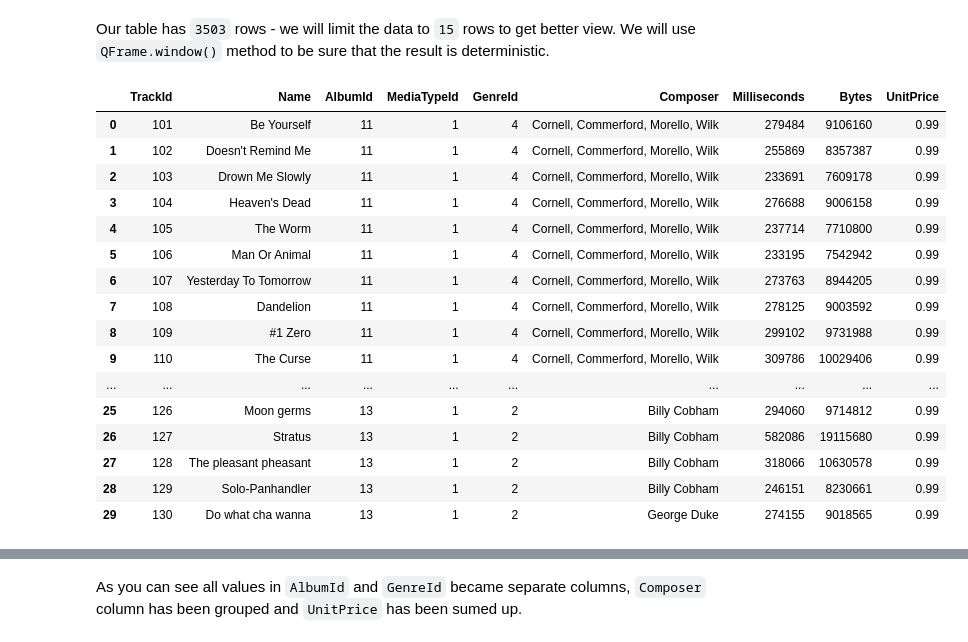
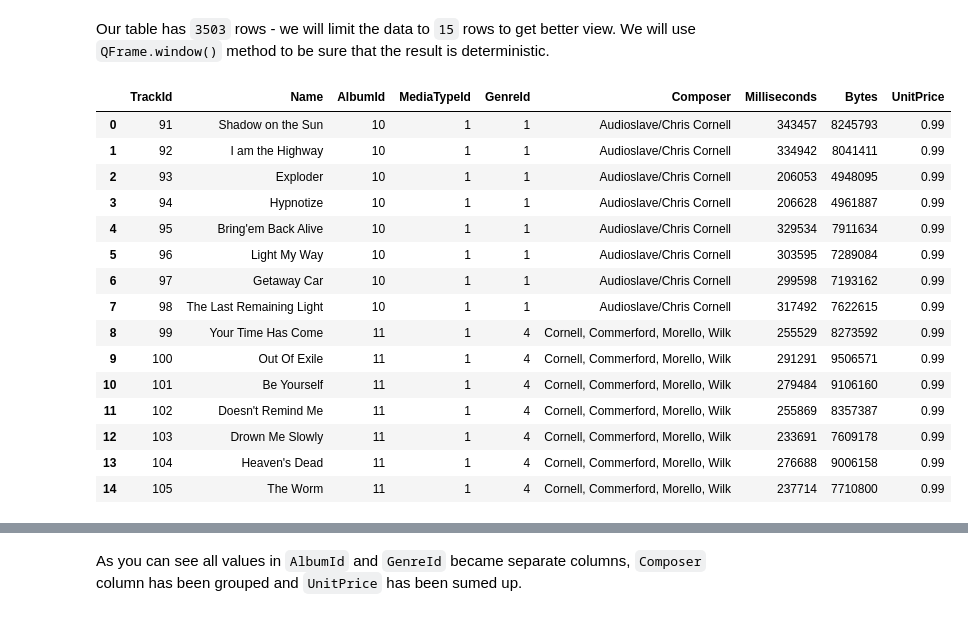
Before and after one commit to bing9/grizly, a Jupyter notebook: docs/source/content/api/qframe.ipynb, the cells around one changed output, grey strips where cells are left out. Cells and saved outputs as stored; diff of their text form; code cells hidden in the pictures.

```diff
--- a/docs/source/content/api/qframe.ipynb
+++ b/docs/source/content/api/qframe.ipynb
@@ -436,26 +436,25 @@ len(qf)
 # %% [markdown]
 Our table has `3503` rows - we will limit the data to `15` rows to get better view. We will use `QFrame.window()` method to be sure that the result is deterministic.
 # %%
-qf.window(offset=100, limit=30, order_by=["TrackId"])
+qf.window(offset=90, limit=15, order_by=["TrackId"])
 qf.to_df()
 # %% [output]
 |  | TrackId | Name | AlbumId | MediaTypeId | GenreId | Composer | Milliseconds | Bytes | UnitPrice |
-| 0 | 101 | Be Yourself | 11 | 1 | 4 | Cornell, Commerford, Morello, Wilk | 279484 | 9106160 | 0.99 |
-| 1 | 102 | Doesn't Remind Me | 11 | 1 | 4 | Cornell, Commerford, Morello, Wilk | 255869 | 8357387 | 0.99 |
-| 2 | 103 | Drown Me Slowly | 11 | 1 | 4 | Cornell, Commerford, Morello, Wilk | 233691 | 7609178 | 0.99 |
-| 3 | 104 | Heaven's Dead | 11 | 1 | 4 | Cornell, Commerford, Morello, Wilk | 276688 | 9006158 | 0.99 |
-| 4 | 105 | The Worm | 11 | 1 | 4 | Cornell, Commerford, Morello, Wilk | 237714 | 7710800 | 0.99 |
-| 5 | 106 | Man Or Animal | 11 | 1 | 4 | Cornell, Commerford, Morello, Wilk | 233195 | 7542942 | 0.99 |
-| 6 | 107 | Yesterday To Tomorrow | 11 | 1 | 4 | Cornell, Commerford, Morello, Wilk | 273763 | 8944205 | 0.99 |
-| 7 | 108 | Dandelion | 11 | 1 | 4 | Cornell, Commerford, Morello, Wilk | 278125 | 9003592 | 0.99 |
-| 8 | 109 | #1 Zero | 11 | 1 | 4 | Cornell, Commerford, Morello, Wilk | 299102 | 9731988 | 0.99 |
-| 9 | 110 | The Curse | 11 | 1 | 4 | Cornell, Commerford, Morello, Wilk | 309786 | 10029406 | 0.99 |
-| ... | ... | ... | ... | ... | ... | ... | ... | ... | ... |
-| 25 | 126 | Moon germs | 13 | 1 | 2 | Billy Cobham | 294060 | 9714812 | 0.99 |
-| 26 | 127 | Stratus | 13 | 1 | 2 | Billy Cobham | 582086 | 19115680 | 0.99 |
-| 27 | 128 | The pleasant pheasant | 13 | 1 | 2 | Billy Cobham | 318066 | 10630578 | 0.99 |
-| 28 | 129 | Solo-Panhandler | 13 | 1 | 2 | Billy Cobham | 246151 | 8230661 | 0.99 |
-| 29 | 130 | Do what cha wanna | 13 | 1 | 2 | George Duke | 274155 | 9018565 | 0.99 |
+| 0 | 91 | Shadow on the Sun | 10 | 1 | 1 | Audioslave/Chris Cornell | 343457 | 8245793 | 0.99 |
+| 1 | 92 | I am the Highway | 10 | 1 | 1 | Audioslave/Chris Cornell | 334942 | 8041411 | 0.99 |
+| 2 | 93 | Exploder | 10 | 1 | 1 | Audioslave/Chris Cornell | 206053 | 4948095 | 0.99 |
+| 3 | 94 | Hypnotize | 10 | 1 | 1 | Audioslave/Chris Cornell | 206628 | 4961887 | 0.99 |
+| 4 | 95 | Bring'em Back Alive | 10 | 1 | 1 | Audioslave/Chris Cornell | 329534 | 7911634 | 0.99 |
+| 5 | 96 | Light My Way | 10 | 1 | 1 | Audioslave/Chris Cornell | 303595 | 7289084 | 0.99 |
+| 6 | 97 | Getaway Car | 10 | 1 | 1 | Audioslave/Chris Cornell | 299598 | 7193162 | 0.99 |
+| 7 | 98 | The Last Remaining Light | 10 | 1 | 1 | Audioslave/Chris Cornell | 317492 | 7622615 | 0.99 |
+| 8 | 99 | Your Time Has Come | 11 | 1 | 4 | Cornell, Commerford, Morello, Wilk | 255529 | 8273592 | 0.99 |
+| 9 | 100 | Out Of Exile | 11 | 1 | 4 | Cornell, Commerford, Morello, Wilk | 291291 | 9506571 | 0.99 |
+| 10 | 101 | Be Yourself | 11 | 1 | 4 | Cornell, Commerford, Morello, Wilk | 279484 | 9106160 | 0.99 |
+| 11 | 102 | Doesn't Remind Me | 11 | 1 | 4 | Cornell, Commerford, Morello, Wilk | 255869 | 8357387 | 0.99 |
+| 12 | 103 | Drown Me Slowly | 11 | 1 | 4 | Cornell, Commerford, Morello, Wilk | 233691 | 7609178 | 0.99 |
+| 13 | 104 | Heaven's Dead | 11 | 1 | 4 | Cornell, Commerford, Morello, Wilk | 276688 | 9006158 | 0.99 |
+| 14 | 105 | The Worm | 11 | 1 | 4 | Cornell, Commerford, Morello, Wilk | 237714 | 7710800 | 0.99 |
 # %%
 qf.pivot(rows=["Composer"], columns=["AlbumId", "GenreId"], values="UnitPrice", aggtype="sum")
 qf.to_df()
```
Also changed, not shown: parts of 6 cells of this notebook.
